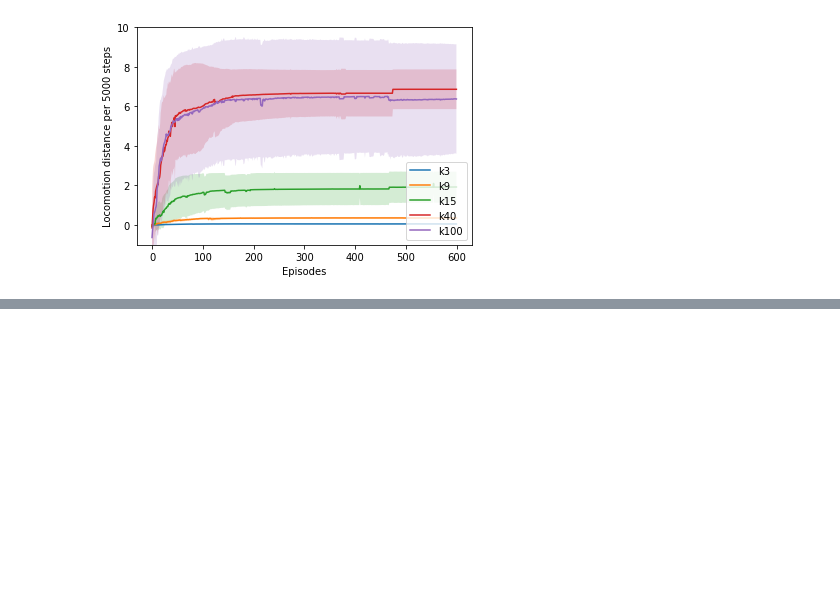
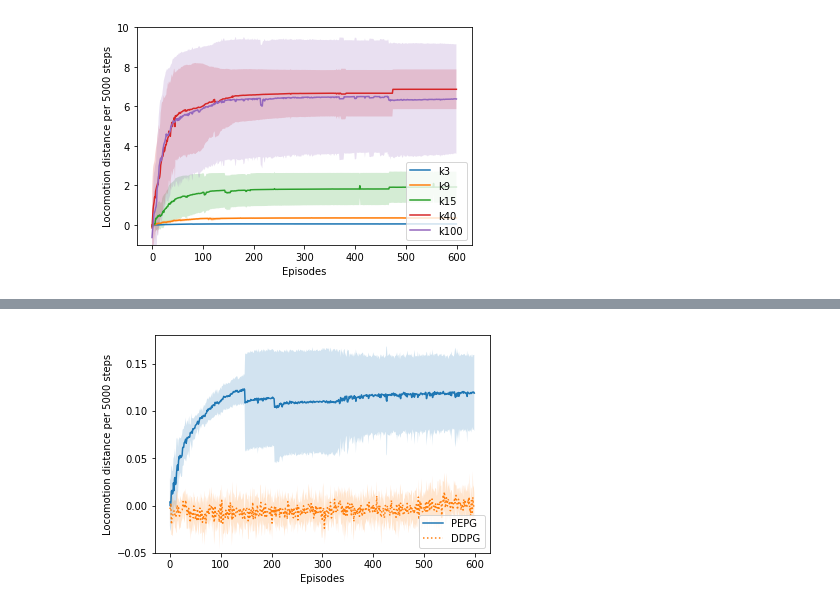
Before and after one commit to KawaharaLab/CaterpillarIROS2018, a Jupyter notebook: gripping/Learning Curve.ipynb, the cells around one changed output, grey strips where cells are left out. Drawn from its saved outputs; the diff is of its cells as text; code cells hidden in the pictures; blank space fills up the shorter version.

```diff
--- a/gripping/Learning Curve.ipynb
+++ b/gripping/Learning Curve.ipynb
@@ -409,0 +412,25 @@ plt.savefig("graphs/LearningCurve_SeveralSomiteNumber.png")
+# %%
+# PEPG
+y, err = mean_std("results/opt_comp/pepg/run1", "distance", "distance")
+x = np.arange(len(y))
+plt.plot(x, y, '-', label='PEPG', markersize=2)
+plt.fill_between(x, y - err, y + err, alpha=0.2)
+
+# DDPG
+y, err = mean_std("results/opt_comp/ddpg/run0", "distance", "distance")
+x = np.arange(len(y))
+plt.plot(x, y, ':', label='DDPG', markersize=2)
+plt.fill_between(x, y - err, y + err, alpha=0.2)
+
+plt.legend(loc='lower right')
+
+plt.ylim([-0.05, 0.18])
+
+
+plt.xlabel("Episodes")
+plt.ylabel("Locomotion distance")
+
+plt.savefig("graphs/LearningCurve_TrainingMethodsCmp.pdf")
+plt.savefig("graphs/LearningCurve_TrainingMethodsCmp.png")
+# %% [output]
+[figure, added]
```
Also changed, not shown: parts of 2 cells of this notebook, 12 other files.
